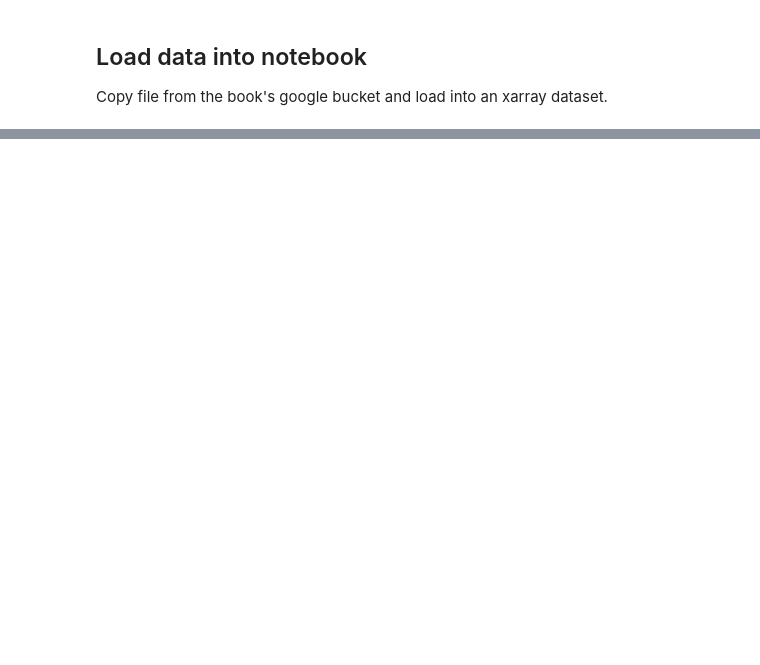
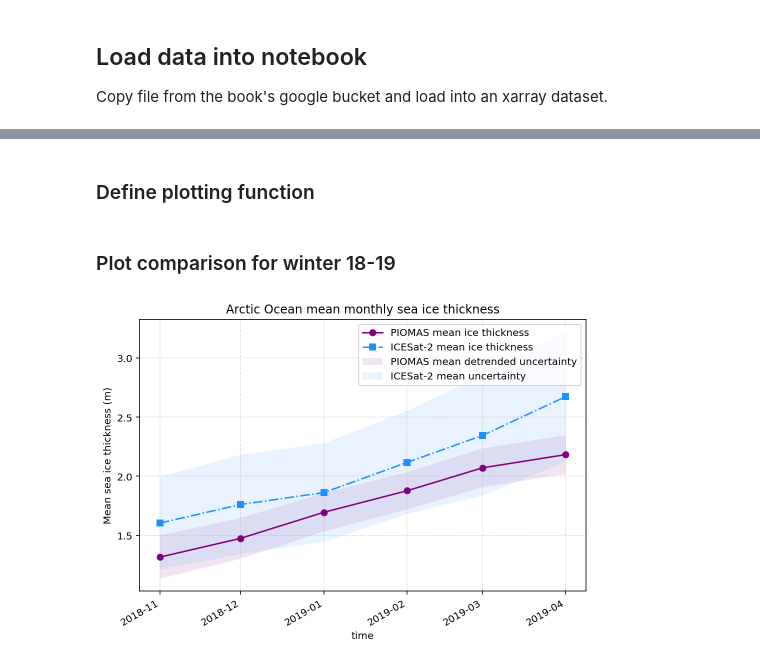
Before and after one commit to nicolejkeeney/icesat2-book, a Jupyter notebook: PIOMAS.ipynb, the cells around one changed output, grey strips where cells are left out. Saved outputs shown, nothing was run; the diff lists cells and outputs as text; code cells hidden in the pictures; blank space fills up the shorter version.

Commit message:
working on piomas notebook

```diff
--- a/PIOMAS.ipynb
+++ b/PIOMAS.ipynb
@@ -75,0 +120,16 @@ Operation completed over 1 objects/138.4 MiB.
+# %%
+def get_varDT(Years, Thickness):
+    """ Detrend linear time series
+    """
+    trendT, interceptT, r_valsT, probT, stderrT = scipy.stats.linregress(Years, Thickness)
+    lineT = (trendT * Years) + interceptT
+    ThicknessDT = Thickness - lineT
+    return ThicknessDT, lineT
+# %%
+def is_mon(xarray_val, desired_mon):
+    """ Check if current month is desired month """
+    xarray_mon = pd.to_datetime(xarray_val).month
+    if xarray_mon == desired_mon:
+        return xarray_val
+    else:
+        return None
@@ -75,0 +169,3 @@ Operation completed over 1 objects/138.4 MiB.
+# %%
+PIO = xr.Dataset(data_vars = {'mean_ice_thickness': PIOmeans, 'mean_ice_thickness_unc': PIOuncs})
+PIO.attrs = PIOdataset.attrs
@@ -75,0 +175,30 @@ Operation completed over 1 objects/138.4 MiB.
+# %% [markdown]
+### Define plotting function
+# %%
+def plotMeansWithUnc(PIO, IS2, title = None):
+
+    #initialize figure and axes
+    fig = plt.figure(figsize = [8,5])
+    ax = plt.axes()
+    gridlines = plt.grid(b = True, linestyle = '--', alpha = 0.4) #add gridlines
+
+    #plot PIOMAS data
+    PIO['mean_ice_thickness'].plot(ax = ax, color = 'purple', marker = 'o', label = PIO['mean_ice_thickness'].attrs['long_name'])
+    ax.fill_between(PIO.time.values, PIO['mean_ice_thickness'] + PIO['mean_ice_thickness_unc'], PIO['mean_ice_thickness'] - PIO['mean_ice_thickness_unc'], facecolor = 'purple', alpha = 0.1, edgecolor = 'none', label = PIO['mean_ice_thickness_unc'].attrs['long_name'])
+
+    #plot ICESat-2 data
+    IS2['mean_ice_thickness'].plot(color = 'dodgerblue', marker = 's', linestyle = '-.', label = IS2['mean_ice_thickness'].attrs['long_name'])
+    ax.fill_between(IS2.time.values, IS2['mean_ice_thickness'] + IS2['mean_ice_thickness_unc'], IS2['mean_ice_thickness'] - IS2['mean_ice_thickness_unc'], facecolor = 'dodgerblue', alpha = 0.1, edgecolor = 'none', label = IS2['mean_ice_thickness_unc'].attrs['long_name'])
+
+    #display plot with descriptive legend, ylabel, and title
+    plt.legend()
+    plt.ylabel('Mean sea ice thickness (m)')
+    plt.title(PIO.attrs['regions with data'] + ' mean monthly sea ice thickness')
+    plt.show()
+# %% [markdown]
+### Plot comparison for winter 18-19
+# %%
+winter_18_19 = utils.getWinterDateRange(2018,2019)
+plotMeansWithUnc(PIO = PIO.sel(time = winter_18_19), IS2 = IS2.sel(time = winter_18_19))
+# %% [output]
+[figure, added]
```
Also changed, not shown: parts of 28 cells of this notebook, 12 other files.
